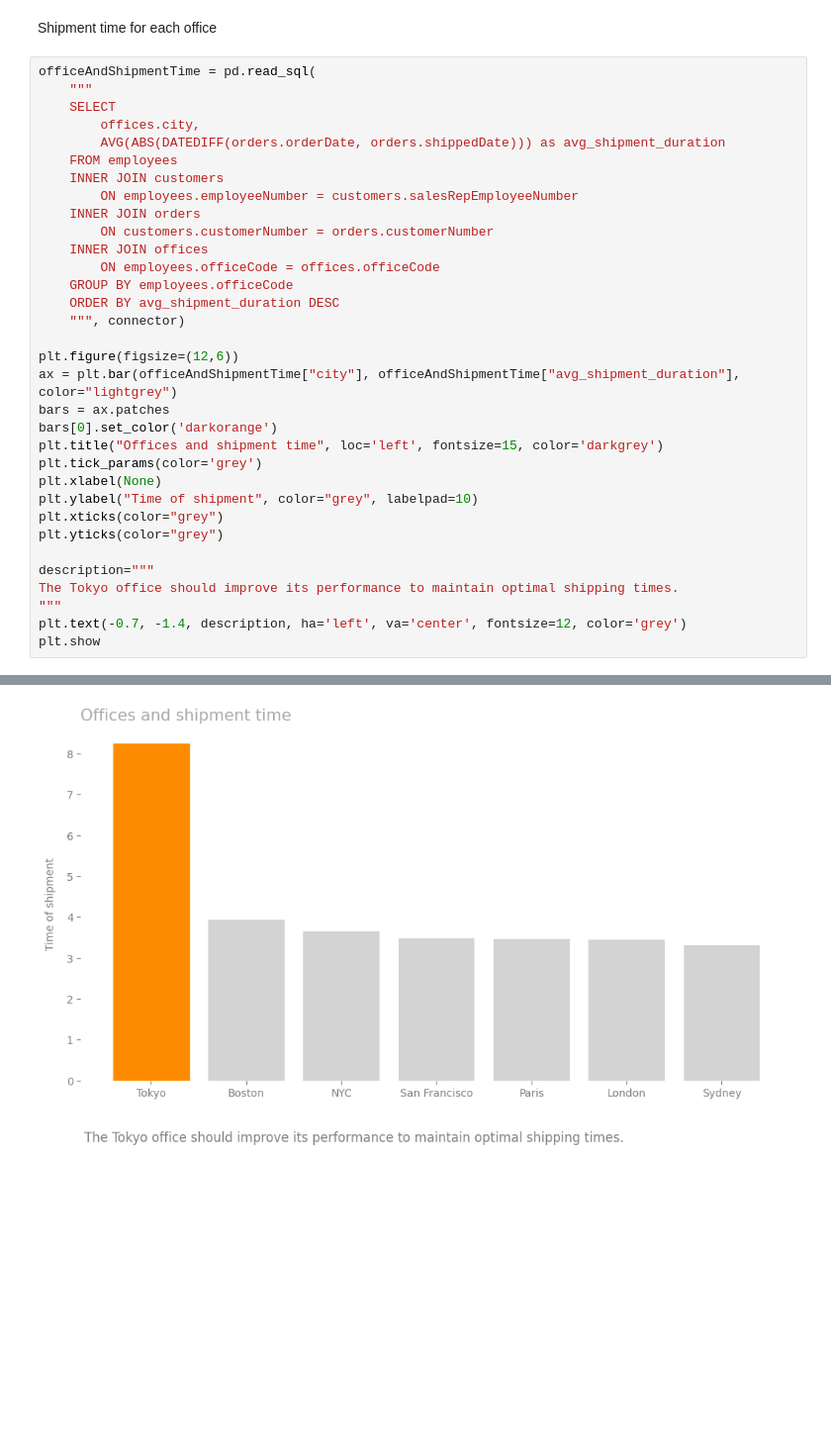
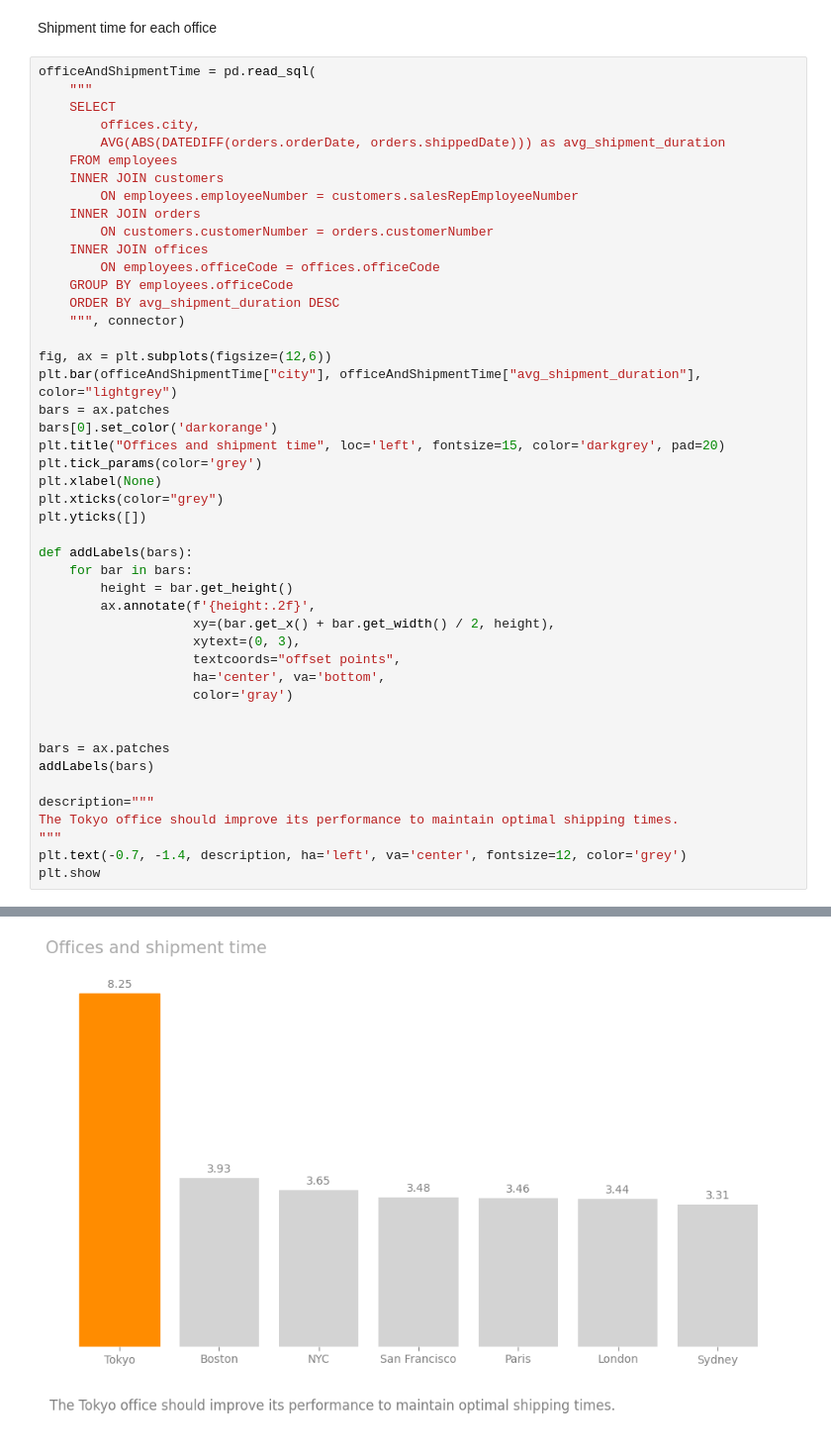
Before and after one commit to OgrodowskiJedrzej/Sales-Analysis, a Jupyter notebook: main.ipynb, the cells around one changed output, grey strips where cells are left out. Shown at 99% size. Cells and saved outputs as stored; diff of their text form; blank space fills up the shorter version.

```diff
--- a/main.ipynb
+++ b/main.ipynb
@@ -402,36 +398,49 @@ Shipment time for each office
 # %%
 officeAndShipmentTime = pd.read_sql(
     """
     SELECT
         offices.city,
         AVG(ABS(DATEDIFF(orders.orderDate, orders.shippedDate))) as avg_shipment_duration
     FROM employees
     INNER JOIN customers
         ON employees.employeeNumber = customers.salesRepEmployeeNumber
     INNER JOIN orders
         ON customers.customerNumber = orders.customerNumber
     INNER JOIN offices
         ON employees.officeCode = offices.officeCode
     GROUP BY employees.officeCode
     ORDER BY avg_shipment_duration DESC
     """, connector)
 
-plt.figure(figsize=(12,6))
-ax = plt.bar(officeAndShipmentTime["city"], officeAndShipmentTime["avg_shipment_duration"], color="lightgrey")
+fig, ax = plt.subplots(figsize=(12,6))
+plt.bar(officeAndShipmentTime["city"], officeAndShipmentTime["avg_shipment_duration"], color="lightgrey")
 bars = ax.patches
 bars[0].set_color('darkorange')
-plt.title("Offices and shipment time", loc='left', fontsize=15, color='darkgrey')
+plt.title("Offices and shipment time", loc='left', fontsize=15, color='darkgrey', pad=20)
 plt.tick_params(color='grey')
 plt.xlabel(None)
-plt.ylabel("Time of shipment", color="grey", labelpad=10)
 plt.xticks(color="grey")
-plt.yticks(color="grey")
+plt.yticks([])
+
+def addLabels(bars):
+    for bar in bars:
+        height = bar.get_height()
+        ax.annotate(f'{height:.2f}',
+                    xy=(bar.get_x() + bar.get_width() / 2, height),
+                    xytext=(0, 3),
+                    textcoords="offset points",
+                    ha='center', va='bottom',
+                    color='gray')
+
+
+bars = ax.patches
+addLabels(bars)
 
 description="""
 The Tokyo office should improve its performance to maintain optimal shipping times.
 """
 plt.text(-0.7, -1.4, description, ha='left', va='center', fontsize=12, color='grey')
 plt.show
 # %% [output]
 <function matplotlib.pyplot.show(close=None, block=None)>
-[figure, old version]
+[figure, new version]
```
Also changed, not shown: parts of 4 cells of this notebook.
